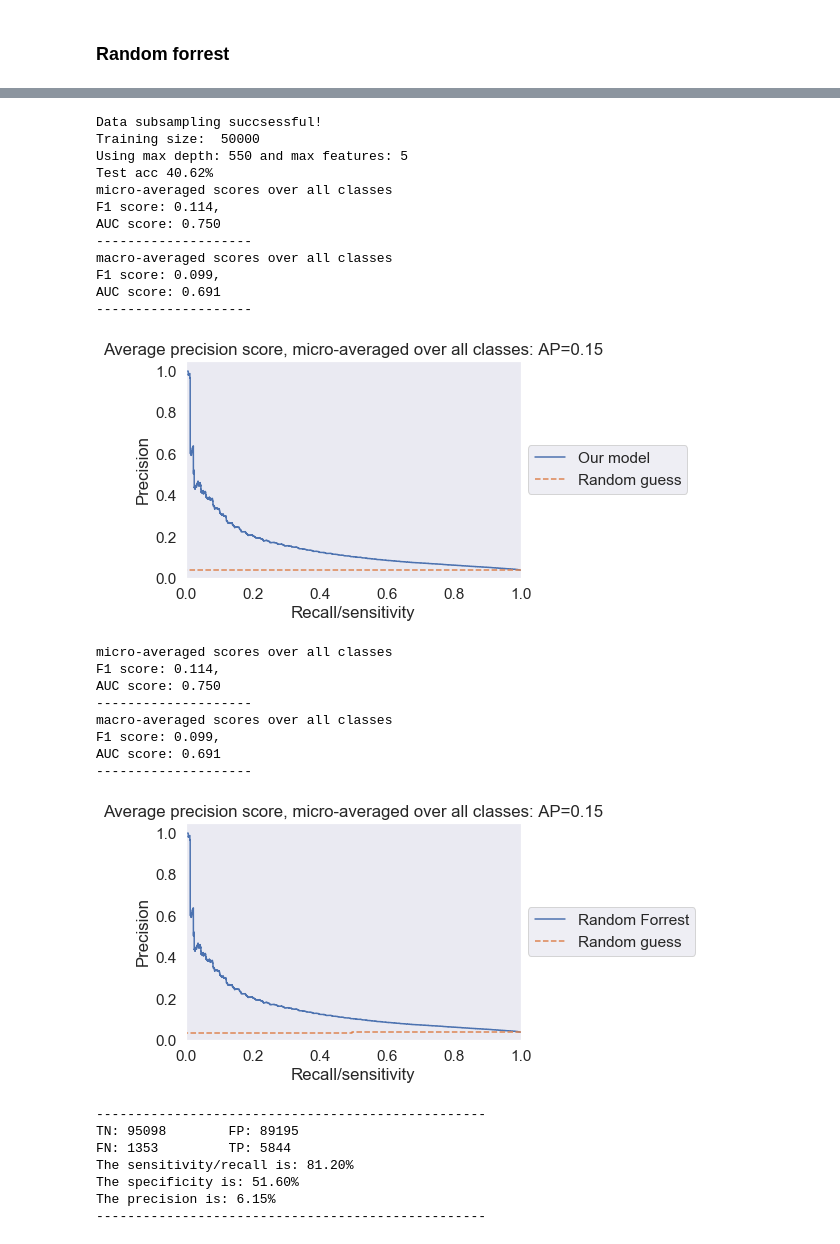
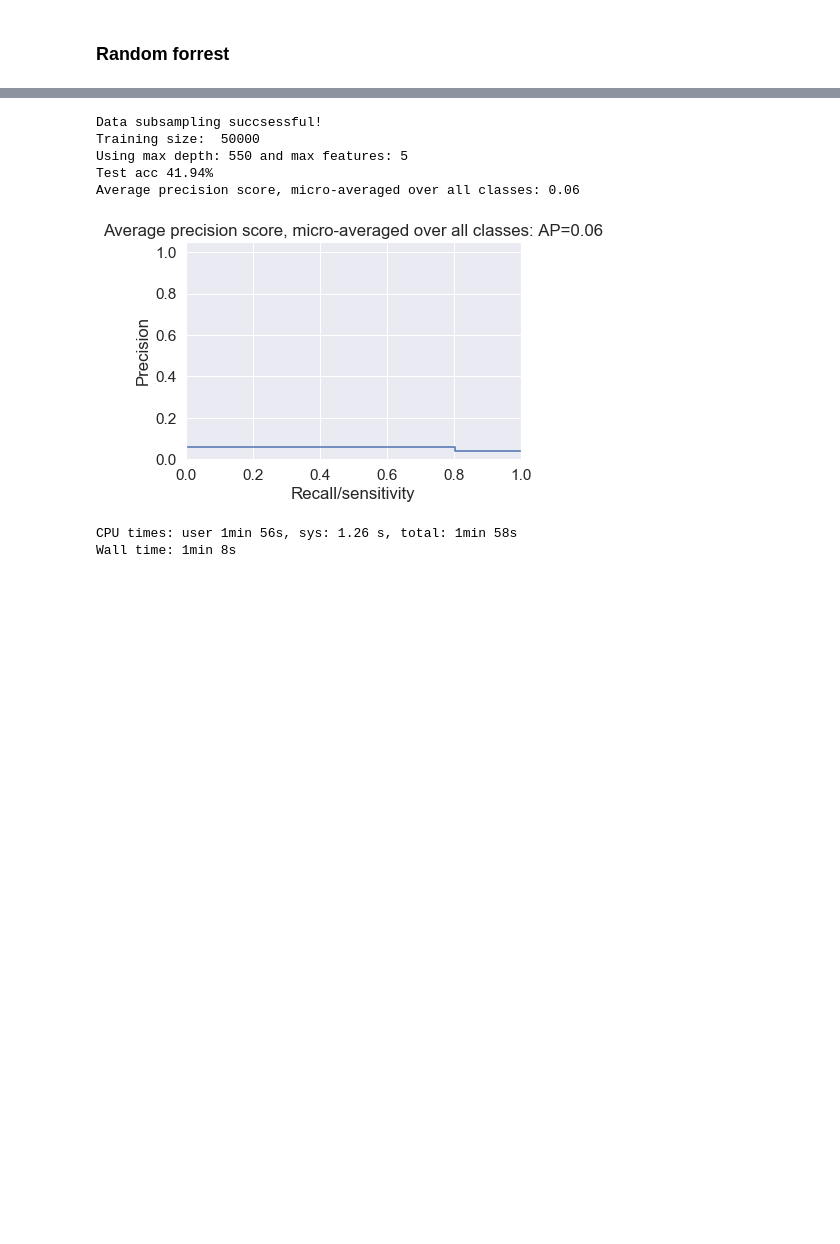
Before and after one commit to peturjokull/Gervigreind-Lokaverkefni, a Jupyter notebook: numi.ipynb, the cells around one changed output, grey strips where cells are left out. Drawn from its saved outputs; the diff is of its cells as text; code cells hidden in the pictures; blank space fills up the shorter version.

```diff
--- a/numi.ipynb
+++ b/numi.ipynb
@@ -657,12 +454,11 @@ Wall time: 1min 46s
 %%time
 warnings.filterwarnings("ignore") # ignore warnings for the purpose of readability
 
-train_size = 3000
+train_size = 2000
 # tekur um 1min+ med 5 þúsund train size
 X_train_reduced, y_train_reduced = data_subsample_asserts_two_classes(X_train_np, y_train_np, train_size)
 X_train_reduced, vectorizer = vectorize_data(X_train_reduced)
-depth_range = [100]
-depth_range.append(np.arange(250, 750, 50).tolist())
+depth_range = range(250, 750, 50)
 features_range = np.arange(5, 20, 5).tolist()
 features_range.append('sqrt')
 features_range.append(300)
@@ -672,8 +468,8 @@ parameters = {
     'max_depth': depth_range,
     'max_features': features_range
 }
-rf = RandomForestClassifier(n_estimators=100, oob_score=False, class_weight = 'balanced')
-grid = GridSearchCV(rf, parameters, verbose=1, n_jobs=-1, scoring = 'roc_auc') #n_jobs=-1 notar alla kjarna
+rf = RandomForestClassifier(n_estimators=150, oob_score=False, class_weight = 'balanced')
+grid = GridSearchCV(rf, parameters, verbose=2, n_jobs=-1) #n_jobs=-1 notar alla kjarna
 grid.fit(X_train_reduced, y_train_reduced)
 print("Optimal parameters for the grid are {}s with a score of {:.2%}".format(grid.best_params_, grid.best_score_))
 # %% [output]
@@ -714,69 +506,34 @@ AttributeError: 'GridSearchCV' object has no attribute 'cv_results_'
 # %%
 %%time
 train_size = 50000
 #tekur um 1min20 sec með 50þús train size
 X_train_reduced, y_train_reduced = data_subsample_asserts_two_classes(X_train_np, y_train_np, train_size)
 X_train_reduced, vectorizer = vectorize_data(X_train_reduced)
 
 # Fit and test it
 best_max_depth=grid.best_params_['max_depth']
 best_max_features=grid.best_params_['max_features']
 # Use our best RF model
 rf = RandomForestClassifier(
     n_estimators=100,
     max_depth=best_max_depth,
     max_features=best_max_features,
     oob_score=False,
-    class_weight = 'balanced',
-    n_jobs = -1
+    class_weight = 'balanced'
 )
 print('Training size: ', train_size)
 print('Using max depth: {} and max features: {}'.format(best_max_depth, best_max_features))
 rf.fit(X_train_reduced, y_train_reduced)
-y_pred_rf = rf.predict(vectorizer.transform(X_test_np.ravel()))
-
-test_acc = get_row_accuracy(y_test_np, y_pred_rf)
+y_test_pred = rf.predict(vectorizer.transform(X_test_np.ravel()))
+test_acc = get_row_accuracy(y_test_np, y_test_pred)
 print('Test acc {:.2%}'.format(test_acc))
-
-y_proba = rf.predict_proba(vectorizer.transform(X_test_np.ravel()) )
-y_scores_rf = np.zeros(y_test_np.shape)
-
-for i in range(len(y_proba)):
-    y_scores_rf[:,i] = y_proba[i][:,1]
-
-calc_precision_recall(y_test_np, y_scores_rf, y_pred_ = y_pred_rf)
-plot_prec_recall(y_test_np, y_scores_rf, y_pred_rf, label_='Random Forrest')
-
-totals_mat = confusion_matrix(y_test_np.ravel(), y_pred_rf.ravel())
-plot_conf_mat(totals_mat)
-plot_roc_curve(y_test_np, y_scores_rf, show_all_classes = False)
+calc_precision_recall(y_test_np, y_test_pred)
 # %% [output]
 Data subsampling succsessful!
 Training size:  50000
 Using max depth: 550 and max features: 5
-Test acc 40.62%
-micro-averaged scores over all classes
-F1 score: 0.114,
-AUC score: 0.750
---------------------
-macro-averaged scores over all classes
-F1 score: 0.099,
-AUC score: 0.691
---------------------
+Test acc 41.94%
+Average precision score, micro-averaged over all classes: 0.06
-[figure, old version]
+[figure, new version]
-micro-averaged scores over all classes
-F1 score: 0.114,
-AUC score: 0.750
---------------------
-macro-averaged scores over all classes
-F1 score: 0.099,
-AUC score: 0.691
---------------------
+CPU times: user 1min 56s, sys: 1.26 s, total: 1min 58s
+Wall time: 1min 8s
-[figure, removed]
---------------------------------------------------
-TN: 95098        FP: 89195
-FN: 1353         TP: 5844
-The sensitivity/recall is: 81.20%
-The specificity is: 51.60%
-The precision is: 6.15%
---------------------------------------------------
```
Also changed, not shown: parts of 21 cells of this notebook.
